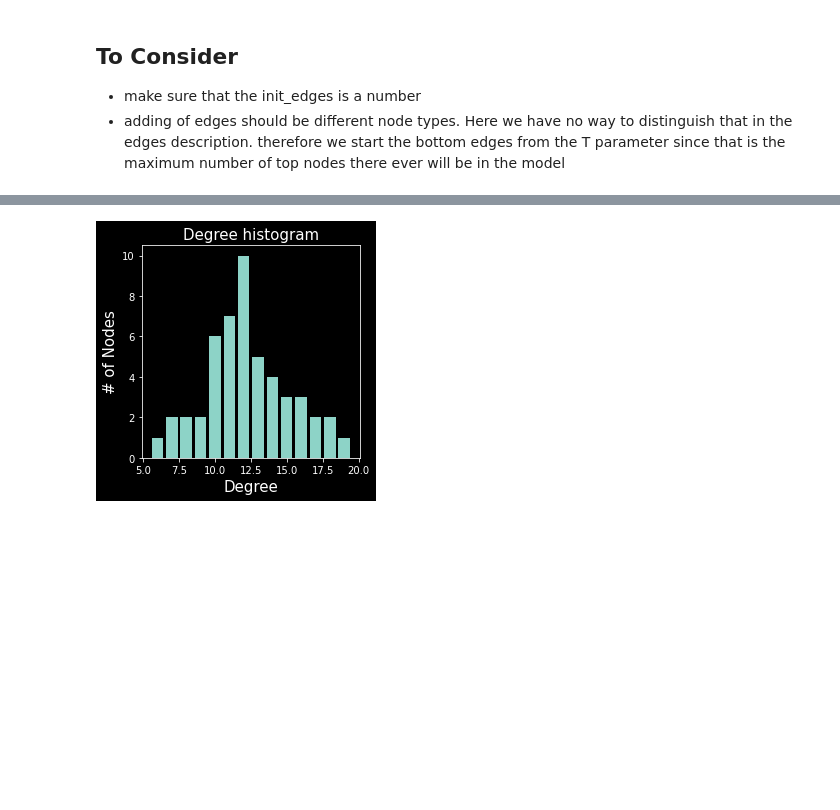
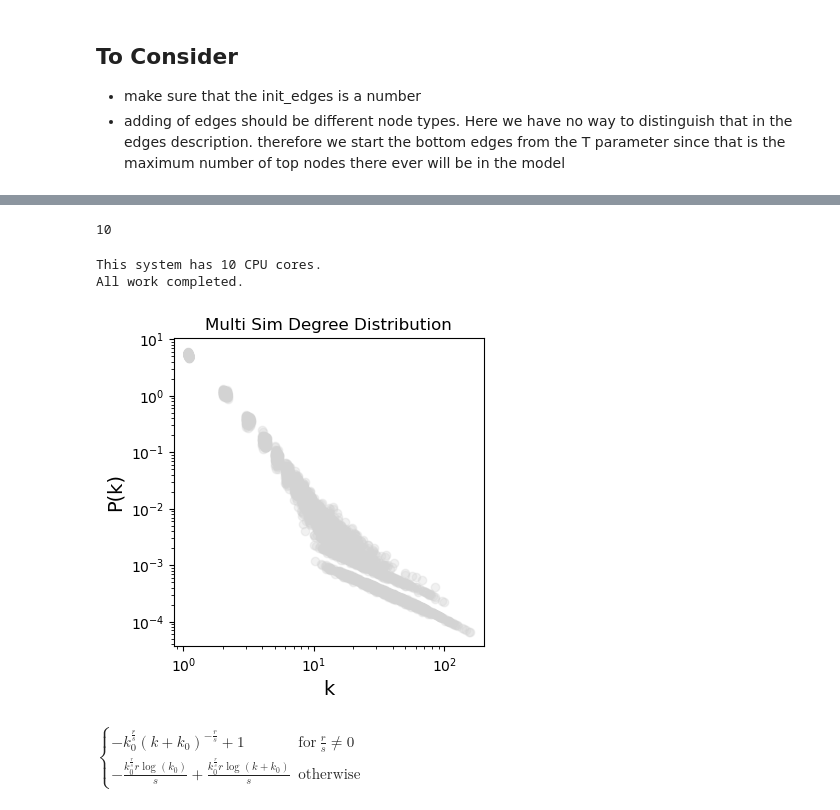
Before and after one commit to InteractionDataLab/bipartite_models, a Jupyter notebook: chakresh/Network_growth_models .ipynb, the cells around one changed output, grey strips where cells are left out. Saved outputs shown, nothing was run; the diff lists cells and outputs as text; code cells hidden in the pictures; blank space fills up the shorter version.

```diff
--- a/chakresh/Network_growth_models .ipynb
+++ b/chakresh/Network_growth_models .ipynb
@@ -507,17 +114,43 @@ plt.savefig('plots/assortative_matrix.png',dpi=500,transparent=True)
-# %%
-plt.style.use("dark_background")
-fig = plt.figure(figsize=(4,4))
-
-degree_sequence = sorted((d for n, d in G.degree()), reverse=True)
-ax = fig.add_subplot(111)
-ax.bar(*np.unique(degree_sequence, return_counts=True))
-ax.set_title("Degree histogram",fontsize=15)
-ax.set_xlabel("Degree",fontsize=15)
-ax.set_ylabel("# of Nodes",fontsize=15)
-
-fig.tight_layout()
-
-plt.savefig('plots/deg_hist.png',dpi=500,transparent=True)
-plt.show()
-# %% [output]
-[figure, removed]
+# %%
+import multiprocessing
+multiprocessing.cpu_count()
+# %% [output]
+10
+# %%
+import multiprocessing as mp
+import os
+
+def main():
+    # Get the number of CPU cores on the system
+    num_procs = mp.cpu_count()
+    print(f"This system has {num_procs} CPU cores.")
+
+    # Create a pool of worker processes
+    ctx = mp.get_context('spawn')
+    with ctx.Pool(processes=num_procs) as pool:
+
+        # Run the worker function in parallel on the pool
+        results = pool.map(multi_sim, range(100))
+
+    print("All work completed.")
+    return results
+
+if __name__ == '__main__':
+    try:
+        mp.set_start_method('spawn')
+    except RuntimeError:
+        pass
+
+    Results = main()
+# %% [output]
+This system has 10 CPU cores.
+All work completed.
+# %%
+fig = plt.figure(figsize=(4,4))
+ax = fig.add_subplot(111)
+
+for r in Results:
+
+    plot_dd(r,'Multi Sim',ax)
+# %% [output]
+[figure, added]
@@ -523,0 +167,4 @@ plt.show()
+# %%
+integrate((r/s)*((k0)**(r/s))*(1/(k+k0)**(1+(r/s))),(k,0,k))
+# %% [output]
+$\displaystyle \begin{cases} - k_{0}^{\frac{r}{s}} \left(k + k_{0}\right)^{- \frac{r}{s}} + 1 & \text{for}\: \frac{r}{s} \neq 0 \\- \frac{k_{0}^{\frac{r}{s}} r \log{\left(k_{0} \right)}}{s} + \frac{k_{0}^{\frac{r}{s}} r \log{\left(k + k_{0} \right)}}{s} & \text{otherwise} \end{cases}$
```
Also changed, not shown: parts of 24 cells of this notebook, 7 other files.
